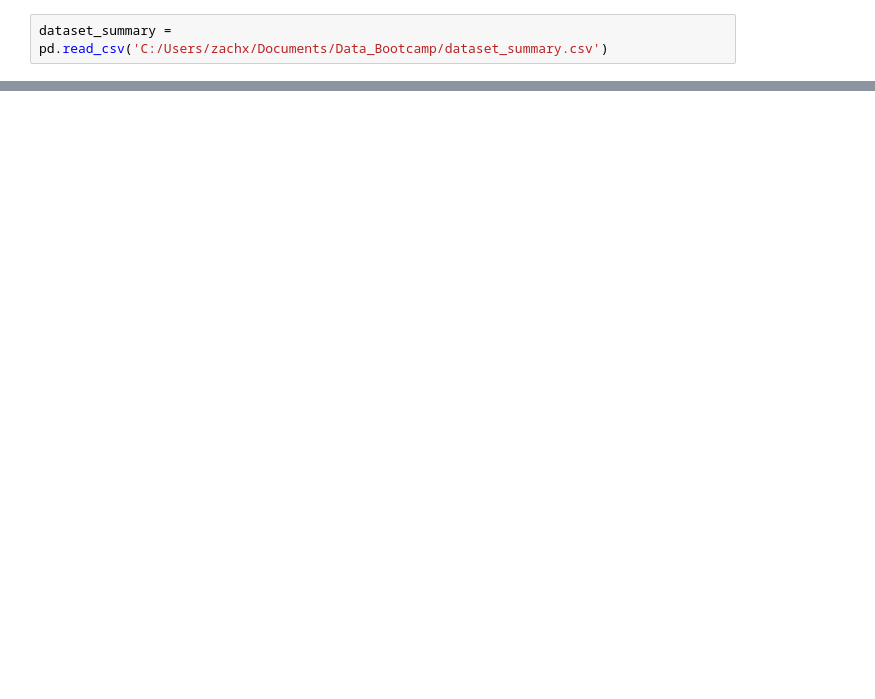
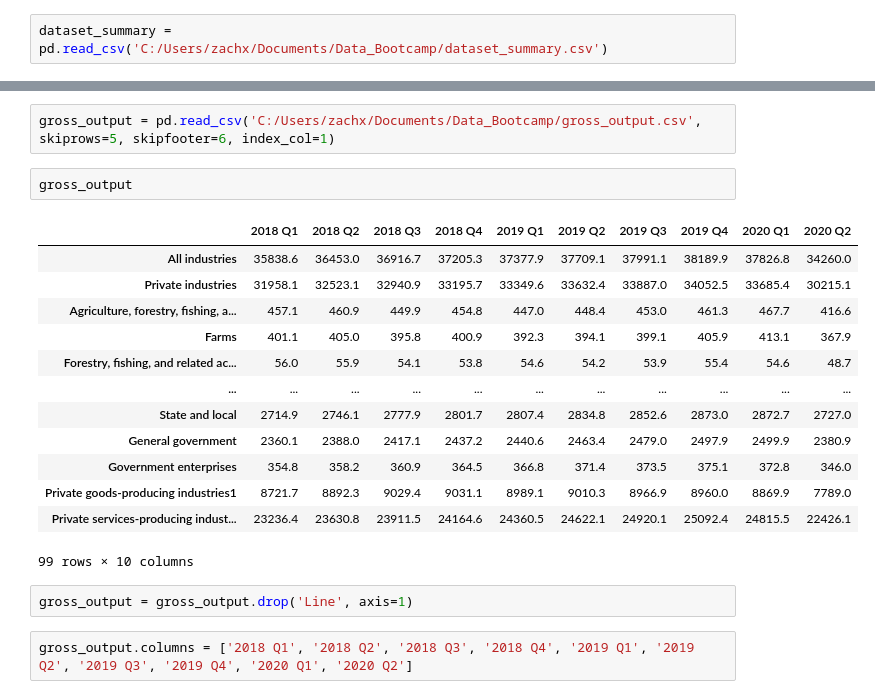
Before and after one commit to ZachXue111/data_bootcamp_final_project, a Jupyter notebook: aleu_xue_final_project.ipynb, the cells around one changed output, grey strips where cells are left out. Cells and saved outputs as stored; diff of their text form; blank space fills up the shorter version.

```diff
--- a/aleu_xue_final_project.ipynb
+++ b/aleu_xue_final_project.ipynb
@@ -27,0 +84,22 @@ dataset_summary = pd.read_csv('C:/Users/zachx/Documents/Data_Bootcamp/dataset_su
+# %%
+gross_output = pd.read_csv('C:/Users/zachx/Documents/Data_Bootcamp/gross_output.csv', skiprows=5, skipfooter=6, index_col=1)
+# %%
+gross_output
+# %% [output]
+|  | 2018 Q1 | 2018 Q2 | 2018 Q3 | 2018 Q4 | 2019 Q1 | 2019 Q2 | 2019 Q3 | 2019 Q4 | 2020 Q1 | 2020 Q2 |
+| All industries | 35838.6 | 36453.0 | 36916.7 | 37205.3 | 37377.9 | 37709.1 | 37991.1 | 38189.9 | 37826.8 | 34260.0 |
+| Private industries | 31958.1 | 32523.1 | 32940.9 | 33195.7 | 33349.6 | 33632.4 | 33887.0 | 34052.5 | 33685.4 | 30215.1 |
+| Agriculture, forestry, fishing, a... | 457.1 | 460.9 | 449.9 | 454.8 | 447.0 | 448.4 | 453.0 | 461.3 | 467.7 | 416.6 |
+| Farms | 401.1 | 405.0 | 395.8 | 400.9 | 392.3 | 394.1 | 399.1 | 405.9 | 413.1 | 367.9 |
+| Forestry, fishing, and related ac... | 56.0 | 55.9 | 54.1 | 53.8 | 54.6 | 54.2 | 53.9 | 55.4 | 54.6 | 48.7 |
+| ... | ... | ... | ... | ... | ... | ... | ... | ... | ... | ... |
+| State and local | 2714.9 | 2746.1 | 2777.9 | 2801.7 | 2807.4 | 2834.8 | 2852.6 | 2873.0 | 2872.7 | 2727.0 |
+| General government | 2360.1 | 2388.0 | 2417.1 | 2437.2 | 2440.6 | 2463.4 | 2479.0 | 2497.9 | 2499.9 | 2380.9 |
+| Government enterprises | 354.8 | 358.2 | 360.9 | 364.5 | 366.8 | 371.4 | 373.5 | 375.1 | 372.8 | 346.0 |
+| Private goods-producing industries1 | 8721.7 | 8892.3 | 9029.4 | 9031.1 | 8989.1 | 9010.3 | 8966.9 | 8960.0 | 8869.9 | 7789.0 |
+| Private services-producing indust... | 23236.4 | 23630.8 | 23911.5 | 24164.6 | 24360.5 | 24622.1 | 24920.1 | 25092.4 | 24815.5 | 22426.1 |
+99 rows × 10 columns
+# %%
+gross_output = gross_output.drop('Line', axis=1)
+# %%
+gross_output.columns = ['2018 Q1', '2018 Q2', '2018 Q3', '2018 Q4', '2019 Q1', '2019 Q2', '2019 Q3', '2019 Q4', '2020 Q1', '2020 Q2']
```
Also changed, not shown: parts of 35 cells of this notebook.
